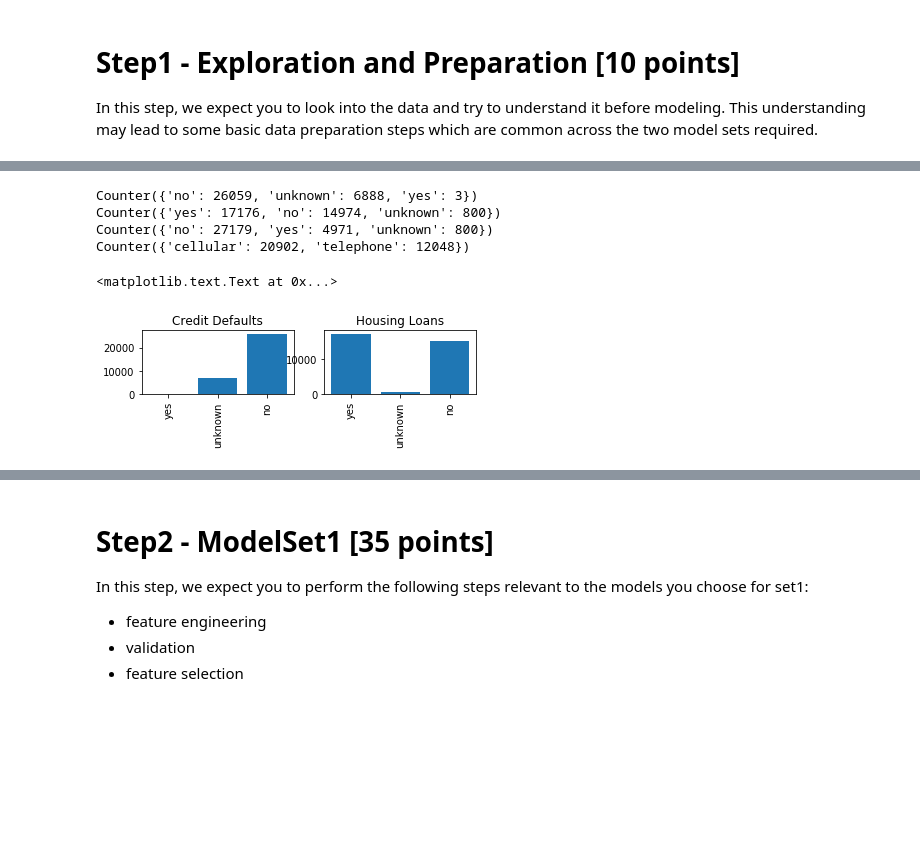
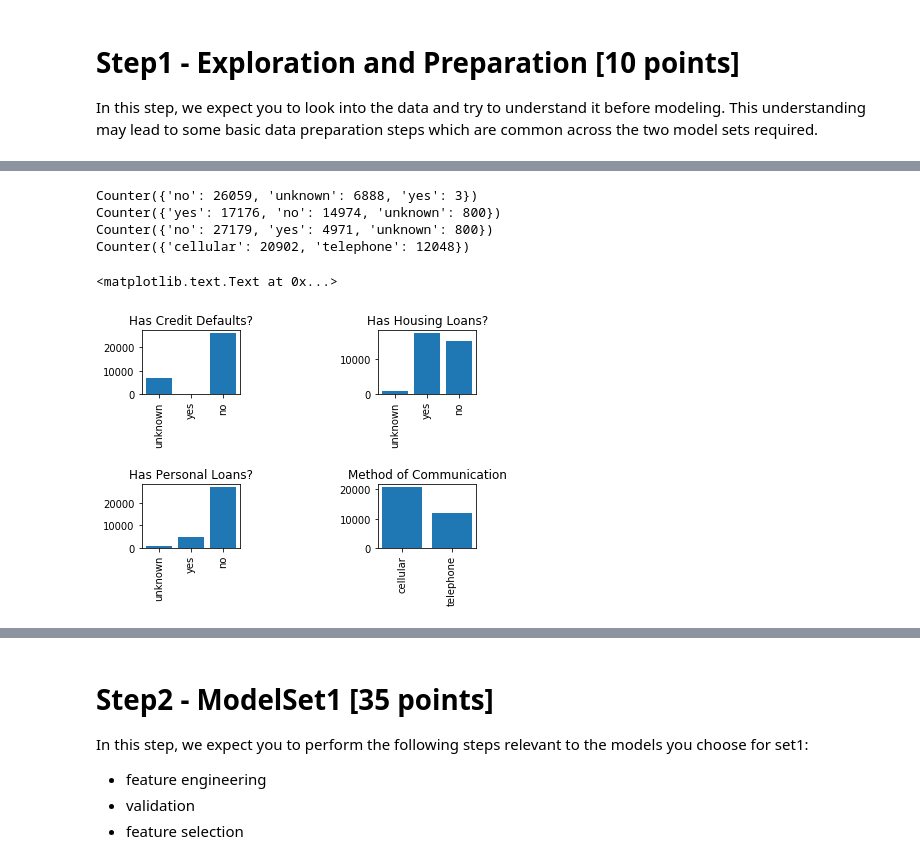
Before and after one commit to wl2522/BankMarketingCampaign, a Jupyter notebook: hw3_starter_notebook.ipynb, the cells around one changed output, grey strips where cells are left out. Cells and saved outputs as stored; diff of their text form; code cells hidden in the pictures; blank space fills up the shorter version.

```diff
--- a/hw3_starter_notebook.ipynb
+++ b/hw3_starter_notebook.ipynb
@@ -79,34 +153,39 @@ Counter({'university.degree': 9760, 'high.school': 7580, 'basic.9y': 4889, 'prof
 # %%
 #Examine distribution of binary variables
 
 default_count = Counter(data['credit_default'])
 housing_count = Counter(data['housing'])
 loan_count = Counter(data['loan'])
 contact_count = Counter(data['contact'])
 print(default_count)
 print(housing_count)
 print(loan_count)
 print(contact_count)
 
 
-ax1 = plt.subplot('321')
+ax1 = plt.subplot('331')
 plt.bar(range(len(default_count)), default_count.values(), align='center')
 plt.xticks(range(len(default_count)), list(default_count.keys()), rotation='vertical')
-ax1.set_title('Credit Defaults')
+ax1.set_title('Has Credit Defaults?')
 
-ax2 = plt.subplot('322')
+ax2 = plt.subplot('333')
 plt.bar(range(len(housing_count)), housing_count.values(), align='center')
 plt.xticks(range(len(housing_count)), list(housing_count.keys()), rotation='vertical')
-ax2.set_title('Housing Loans')
+ax2.set_title('Has Housing Loans?')
 
-ax3 = plt.subplot('323')
-plt.bar(range(len()))
+ax3 = plt.subplot('337')
+plt.bar(range(len(loan_count)), loan_count.values(), align='center')
+plt.xticks(range(len(loan_count)), list(loan_count.keys()), rotation='vertical')
+ax3.set_title('Has Personal Loans?')
 
-#plt.bar
+ax4 = plt.subplot('339')
+plt.bar(range(len(contact_count)), contact_count.values(), align='center')
+plt.xticks(range(len(contact_count)), list(contact_count), rotation='vertical')
+ax4.set_title('Method of Communication')
 # %% [output]
 Counter({'no': 26059, 'unknown': 6888, 'yes': 3})
 Counter({'yes': 17176, 'no': 14974, 'unknown': 800})
 Counter({'no': 27179, 'yes': 4971, 'unknown': 800})
 Counter({'cellular': 20902, 'telephone': 12048})
 <matplotlib.text.Text at 0x...>
-[figure, old version]
+[figure, new version]
```
Also changed, not shown: parts of 6 cells of this notebook, 2 other files.
